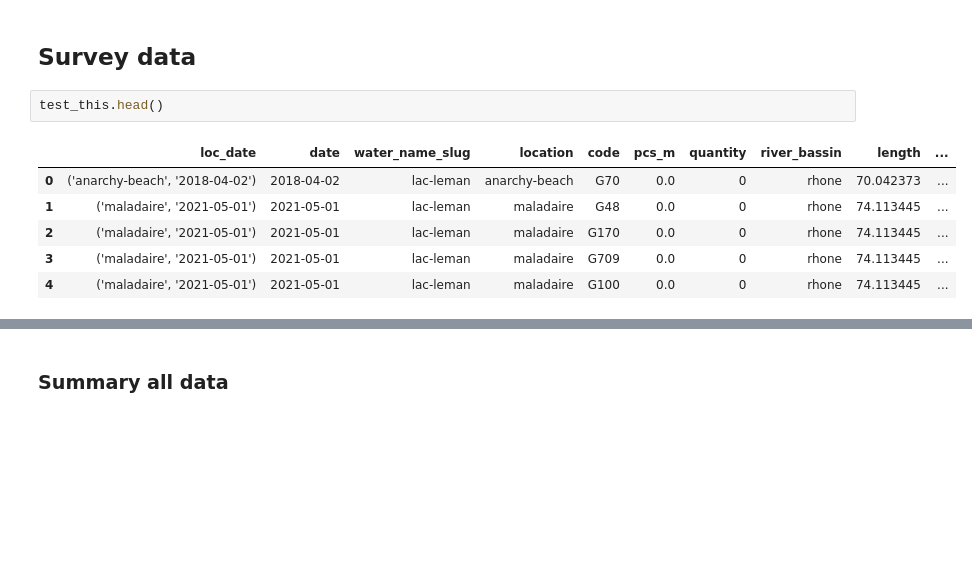
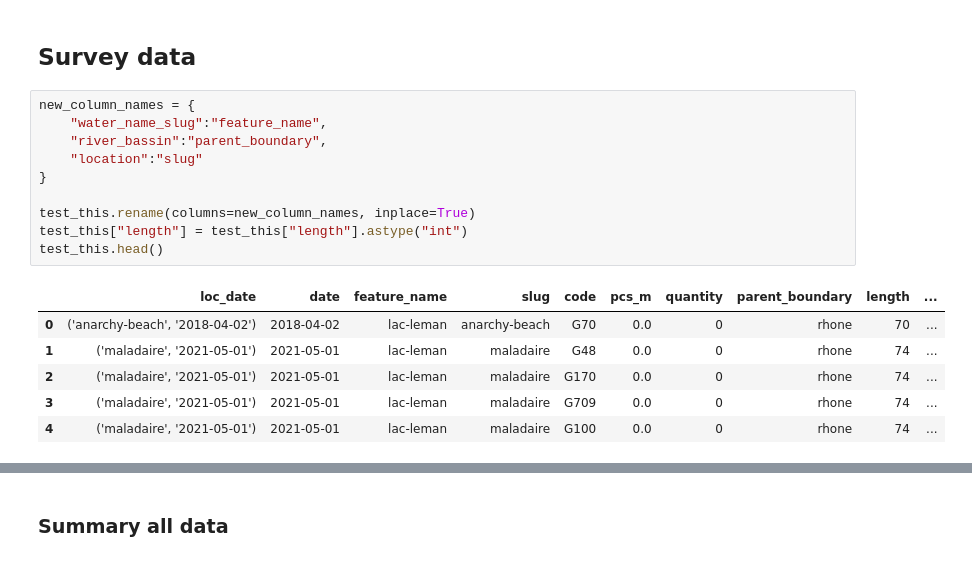
Before and after one commit to hammerdirt-analyst/feb_2024, a Jupyter notebook: data_model_next_itteration.ipynb, the cells around one changed output, grey strips where cells are left out. Cells and saved outputs as stored; diff of their text form; blank space fills up the shorter version.

Commit message:
added french and german code translations. Defined final column names

```diff
--- a/data_model_next_itteration.ipynb
+++ b/data_model_next_itteration.ipynb
@@ -138,11 +217,19 @@ t_t = test_this.groupby(c_cols, as_index=False).agg(agg_this)
 # %% [markdown]
 ## Survey data
 # %%
+new_column_names = {
+    "water_name_slug":"feature_name",
+    "river_bassin":"parent_boundary",
+    "location":"slug"
+}
+
+test_this.rename(columns=new_column_names, inplace=True)
+test_this["length"] = test_this["length"].astype("int")
 test_this.head()
 # %% [output]
-|  | loc_date | date | water_name_slug | location | code | pcs_m | quantity | river_bassin | length | ... |
-| 0 | ('anarchy-beach', '2018-04-02') | 2018-04-02 | lac-leman | anarchy-beach | G70 | 0.0 | 0 | rhone | 70.042373 | ... |
-| 1 | ('maladaire', '2021-05-01') | 2021-05-01 | lac-leman | maladaire | G48 | 0.0 | 0 | rhone | 74.113445 | ... |
-| 2 | ('maladaire', '2021-05-01') | 2021-05-01 | lac-leman | maladaire | G170 | 0.0 | 0 | rhone | 74.113445 | ... |
-| 3 | ('maladaire', '2021-05-01') | 2021-05-01 | lac-leman | maladaire | G709 | 0.0 | 0 | rhone | 74.113445 | ... |
-| 4 | ('maladaire', '2021-05-01') | 2021-05-01 | lac-leman | maladaire | G100 | 0.0 | 0 | rhone | 74.113445 | ... |
+|  | loc_date | date | feature_name | slug | code | pcs_m | quantity | parent_boundary | length | ... |
+| 0 | ('anarchy-beach', '2018-04-02') | 2018-04-02 | lac-leman | anarchy-beach | G70 | 0.0 | 0 | rhone | 70 | ... |
+| 1 | ('maladaire', '2021-05-01') | 2021-05-01 | lac-leman | maladaire | G48 | 0.0 | 0 | rhone | 74 | ... |
+| 2 | ('maladaire', '2021-05-01') | 2021-05-01 | lac-leman | maladaire | G170 | 0.0 | 0 | rhone | 74 | ... |
+| 3 | ('maladaire', '2021-05-01') | 2021-05-01 | lac-leman | maladaire | G709 | 0.0 | 0 | rhone | 74 | ... |
+| 4 | ('maladaire', '2021-05-01') | 2021-05-01 | lac-leman | maladaire | G100 | 0.0 | 0 | rhone | 74 | ... |
```
Also changed, not shown: parts of 30 cells of this notebook, 6 other files.
